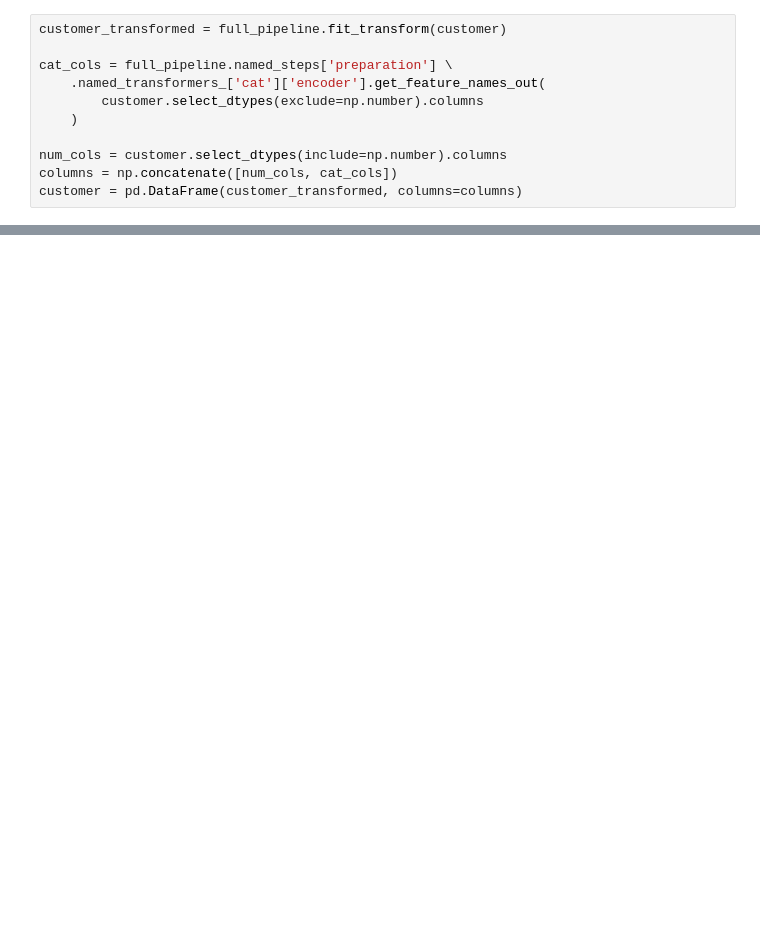
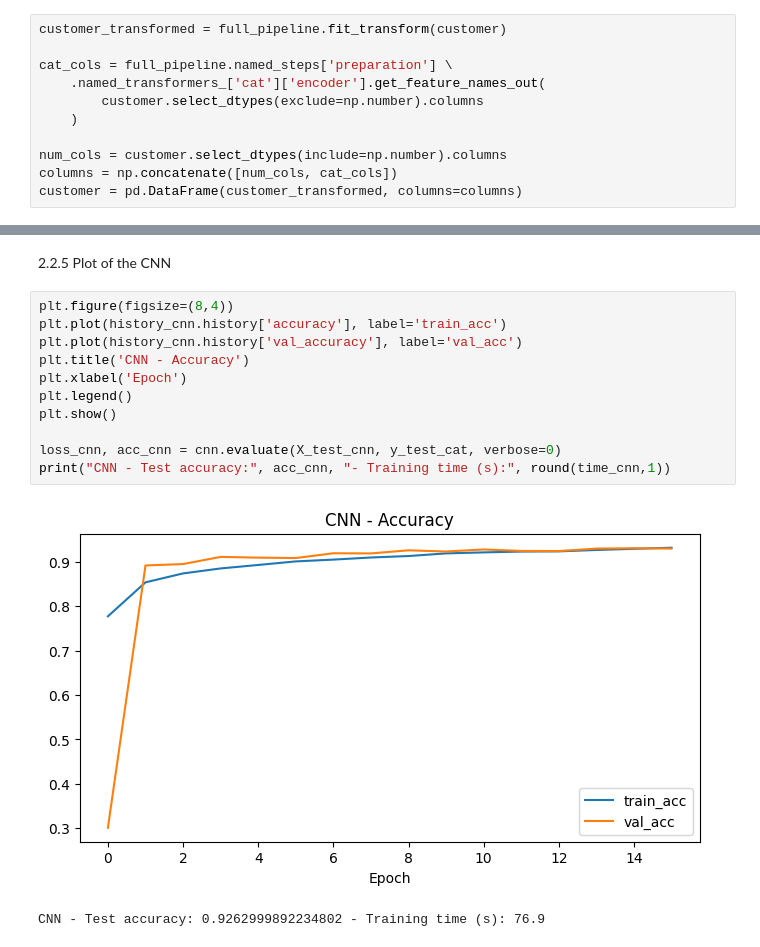
Before and after one commit to Anna-Eve/Projet-Apprentissage-automatique-n-3, a Jupyter notebook: main.ipynb, the cells around one changed output, grey strips where cells are left out. Drawn from its saved outputs; the diff is of its cells as text; blank space fills up the shorter version.

```diff
--- a/main.ipynb
+++ b/main.ipynb
@@ -347,0 +667,16 @@ plt.show()
+# %% [markdown]
+2.2.5 Plot of the CNN
+# %%
+plt.figure(figsize=(8,4))
+plt.plot(history_cnn.history['accuracy'], label='train_acc')
+plt.plot(history_cnn.history['val_accuracy'], label='val_acc')
+plt.title('CNN - Accuracy')
+plt.xlabel('Epoch')
+plt.legend()
+plt.show()
+
+loss_cnn, acc_cnn = cnn.evaluate(X_test_cnn, y_test_cat, verbose=0)
+print("CNN - Test accuracy:", acc_cnn, "- Training time (s):", round(time_cnn,1))
+# %% [output]
+[figure, added]
+CNN - Test accuracy: 0.9262999892234802 - Training time (s): 76.9
```
Also changed, not shown: parts of 53 cells of this notebook.
